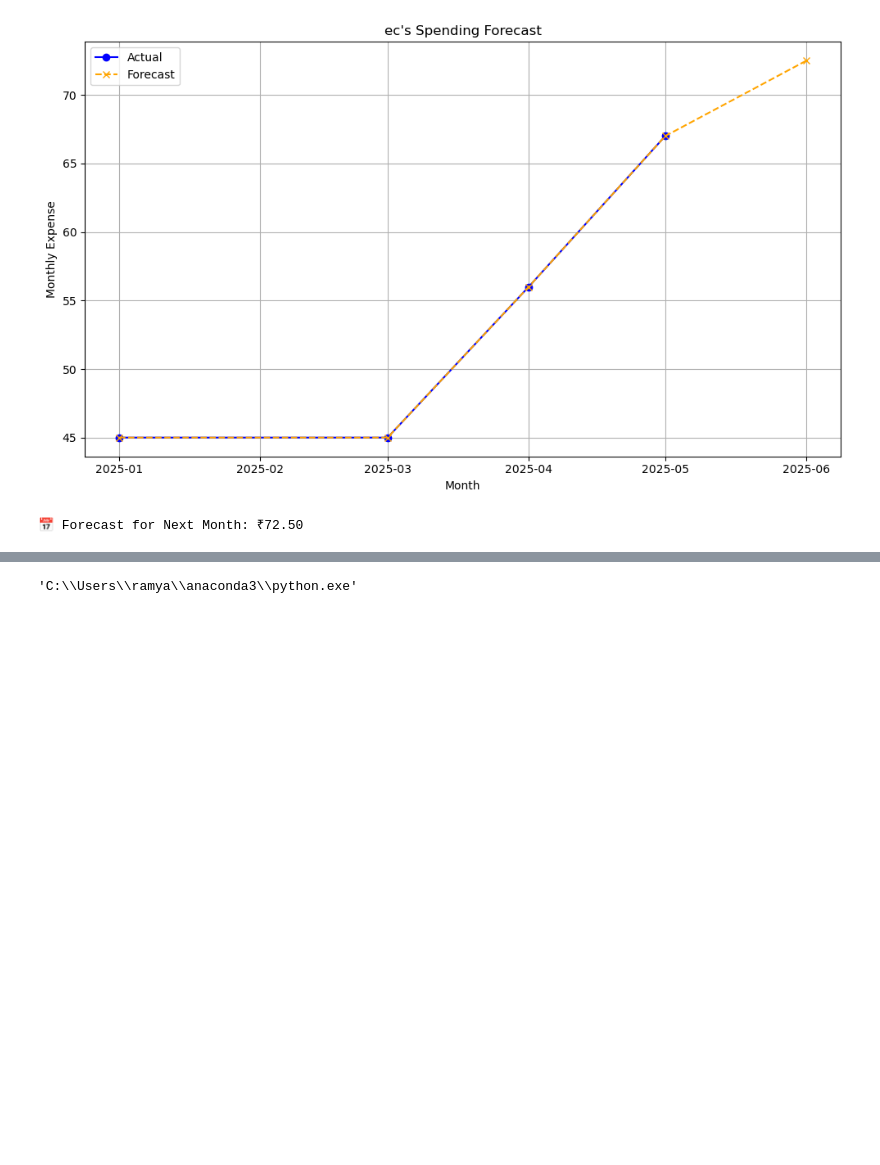
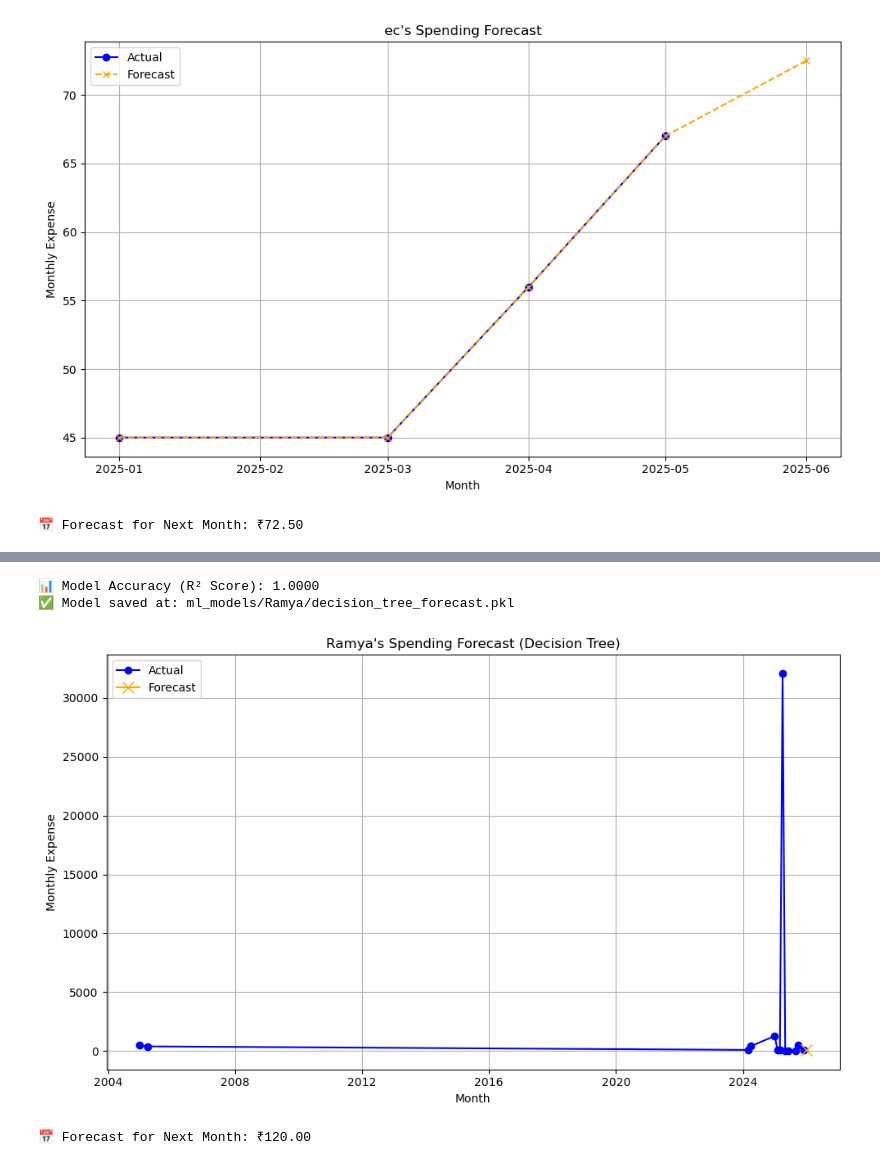
Before and after one commit to Ramya1705/expense_tracker, a Jupyter notebook: expense_tracker_ml/ExpenseTracker.ipynb, the cells around one changed output, grey strips where cells are left out. Cells and saved outputs as stored; diff of their text form; code cells hidden in the pictures; blank space fills up the shorter version.

```diff
--- a/expense_tracker_ml/ExpenseTracker.ipynb
+++ b/expense_tracker_ml/ExpenseTracker.ipynb
@@ -1332,5 +912,62 @@ def train_spending_forecast_model(df, user):
-# %%
-import sys
-sys.executable
-# %% [output]
-'C:\\Users\\ramya\\anaconda3\\python.exe'
+# %%
+import pandas as pd
+import joblib
+import os
+from sklearn.tree import DecisionTreeRegressor
+import matplotlib.pyplot as plt
+
+def forecast_with_decision_tree(df, user):
+    df["Date"] = pd.to_datetime(df["Date"], format='%d-%m-%Y', errors="coerce")
+    df = df.dropna(subset=["Date"])
+    df = df[df["Type"].str.lower() == "expense"]
+
+    # Monthly aggregation
+    monthly_expense = df.groupby(df["Date"].dt.to_period("M"))["Amount"].sum()
+    monthly_expense.index = monthly_expense.index.to_timestamp()
+    monthly_expense = monthly_expense.sort_index()
+
+    monthly_expense_df = monthly_expense.reset_index()
+    monthly_expense_df["MonthIndex"] = range(len(monthly_expense_df))
+
+    X = monthly_expense_df[["MonthIndex"]]
+    y = monthly_expense_df["Amount"]
+
+    # Decision Tree Model
+    model = DecisionTreeRegressor()
+    model.fit(X, y)
+
+    # Accuracy (R² Score) on training data
+    r2_score = model.score(X, y)
+    print(f"📊 Model Accuracy (R² Score): {r2_score:.4f}")
+
+    # Forecast next month (using DataFrame)
+    next_month_index_df = pd.DataFrame([[len(monthly_expense_df)]], columns=["MonthIndex"])
+    forecast = model.predict(next_month_index_df)[0]
+
+    # Save model
+    os.makedirs(f"ml_models/{user}", exist_ok=True)
+    model_path = f"ml_models/{user}/decision_tree_forecast.pkl"
+    joblib.dump(model, model_path)
+    print(f"✅ Model saved at: {model_path}")
+
+    # Plotting
+    plt.figure(figsize=(10, 6))
+    plt.plot(monthly_expense_df["Date"], y, marker='o', label="Actual", color="blue")
+    forecast_date = monthly_expense_df["Date"].max() + pd.DateOffset(months=1)
+    plt.plot([forecast_date], [forecast], marker='x', markersize=10, color="orange", label="Forecast")
+    plt.xlabel("Month")
+    plt.ylabel("Monthly Expense")
+    plt.title(f"{user}'s Spending Forecast (Decision Tree)")
+    plt.legend()
+    plt.grid(True)
+    plt.tight_layout()
+    plt.show()
+
+    print(f"📅 Forecast for Next Month: ₹{forecast:.2f}")
+
+forecast_with_decision_tree(df, user)
+# %% [output]
+📊 Model Accuracy (R² Score): 1.0000
+✅ Model saved at: ml_models/Ramya/decision_tree_forecast.pkl
+[figure, added]
+📅 Forecast for Next Month: ₹120.00
```
Also changed, not shown: parts of 15 cells of this notebook, 21 other files.
